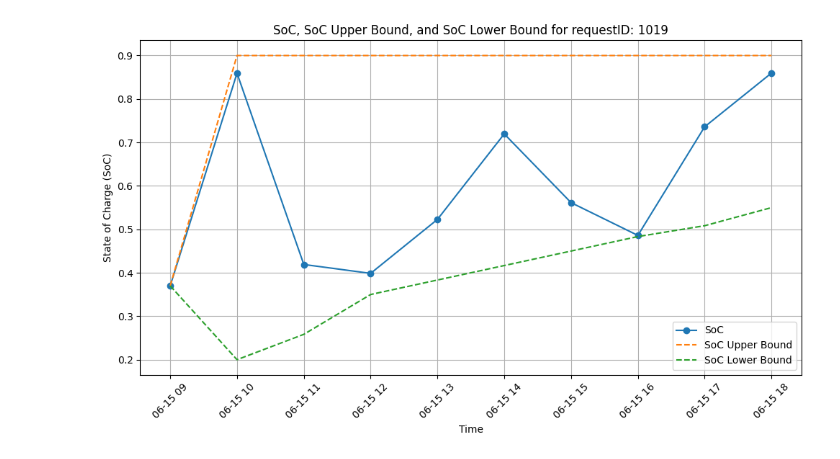
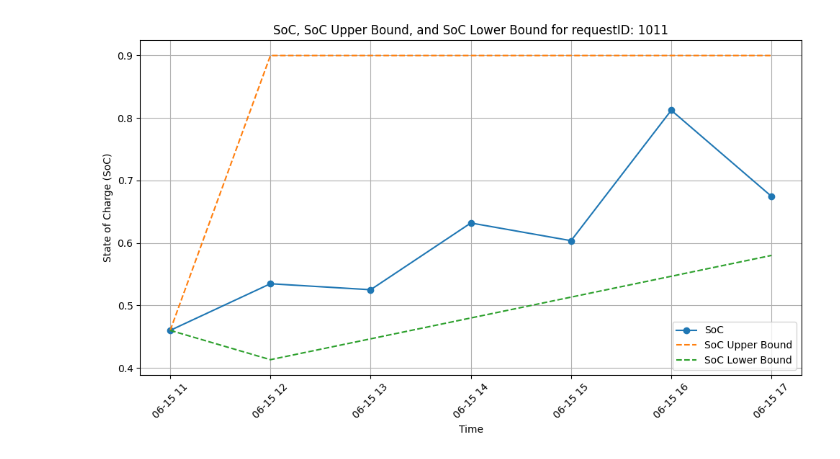
Before and after one commit to carlwang49/MY_WORK, a Jupyter notebook: evaluation_for_soc_state.ipynb, the cells around one changed output. Saved outputs shown, nothing was run; the diff lists cells and outputs as text; code cells hidden in the pictures.

```diff
--- a/evaluation_for_soc_state.ipynb
+++ b/evaluation_for_soc_state.ipynb
@@ -4,32 +4,32 @@ import matplotlib.pyplot as plt
 # %%
 # Read the CSV file
 file_path = './Result/soc_history.csv'
 data = pd.read_csv(file_path)
 
 # Convert 'current_time' to datetime
 data['current_time'] = pd.to_datetime(data['current_time'])
 
 # Function to plot SoC, SoC_upper_bound, and SoC_lower_bound for a given requestID
 def plot_soc_for_requestID(requestID):
     filtered_data = data[data['requestID'] == requestID]
 
     plt.figure(figsize=(10, 6))
 
     plt.plot(filtered_data['current_time'], filtered_data['soc'], label='SoC', marker='o')
     plt.plot(filtered_data['current_time'], filtered_data['SoC_upper_bound'], label='SoC Upper Bound', linestyle='--')
     plt.plot(filtered_data['current_time'], filtered_data['SoC_lower_bound'], label='SoC Lower Bound', linestyle='--')
 
     plt.xlabel('Time')
     plt.ylabel('State of Charge (SoC)')
     plt.title(f'SoC, SoC Upper Bound, and SoC Lower Bound for requestID: {requestID}')
     plt.legend()
     plt.grid(True)
     plt.xticks(rotation=45)
     plt.tight_layout()
 
     plt.show()
 
 # Example usage
-plot_soc_for_requestID(1019)  # Replace with the desired requestID
+plot_soc_for_requestID(1011)  # Replace with the desired requestID
 # %% [output]
-[figure, old version]
+[figure, new version]
```
Also changed, not shown: 1 other file.
